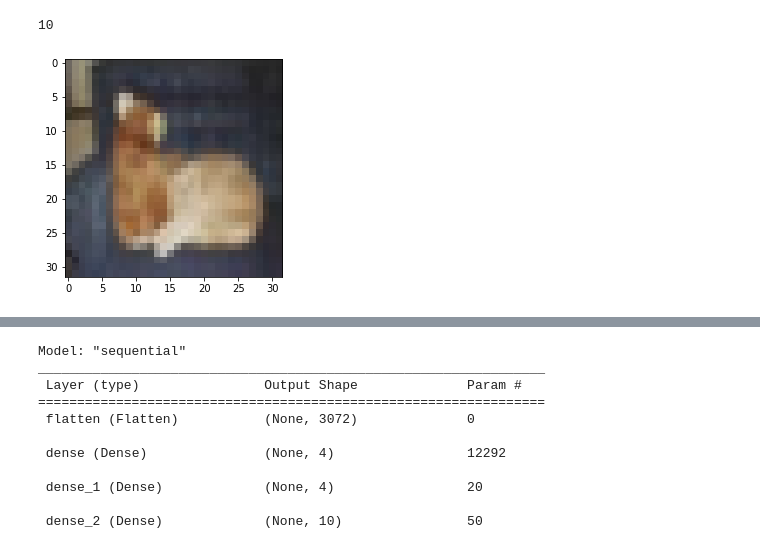
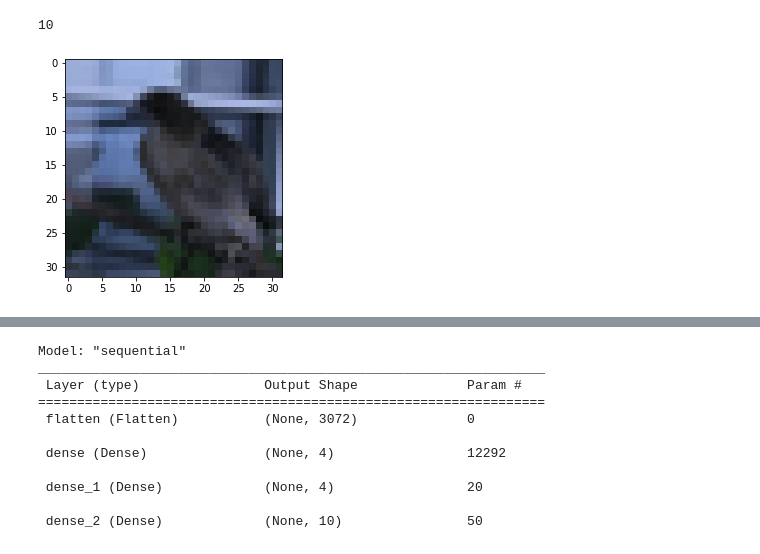
Before and after one commit to Oktif/NAI1, a Jupyter notebook: zjazd5/Exercise2.ipynb, the cells around one changed output, grey strips where cells are left out. Drawn from its saved outputs; the diff is of its cells as text; code cells hidden in the pictures.

```diff
--- a/zjazd5/Exercise2.ipynb
+++ b/zjazd5/Exercise2.ipynb
@@ -42,10 +53,10 @@ len(class_names)
 # %%
 '''
-Now lets check image from our dataset
+Now lets check animal image from our dataset
 '''
-plt.imshow(train_data[17]);
+plt.imshow(train_data[random.choice(range(len(train_data)))]);
 # %% [output]
-[figure, old version]
+[figure, new version]
 # %%
 '''
 Now we need to do few things:
```
Also changed, not shown: parts of 9 cells of this notebook.
